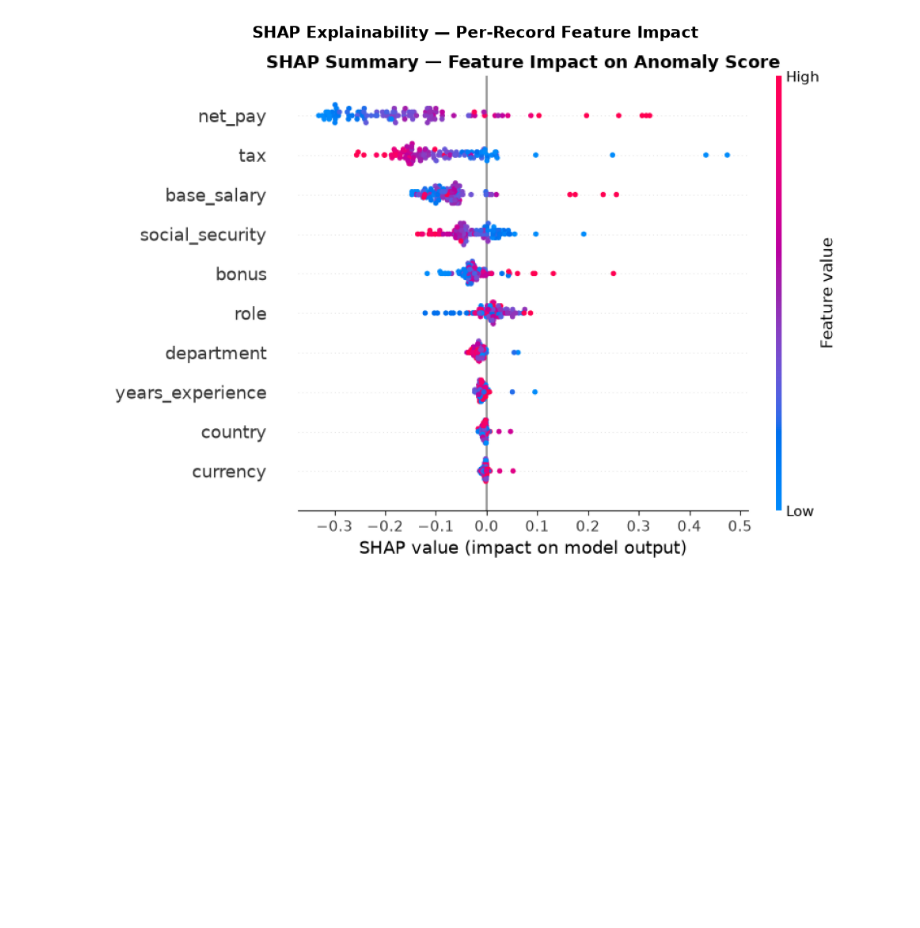
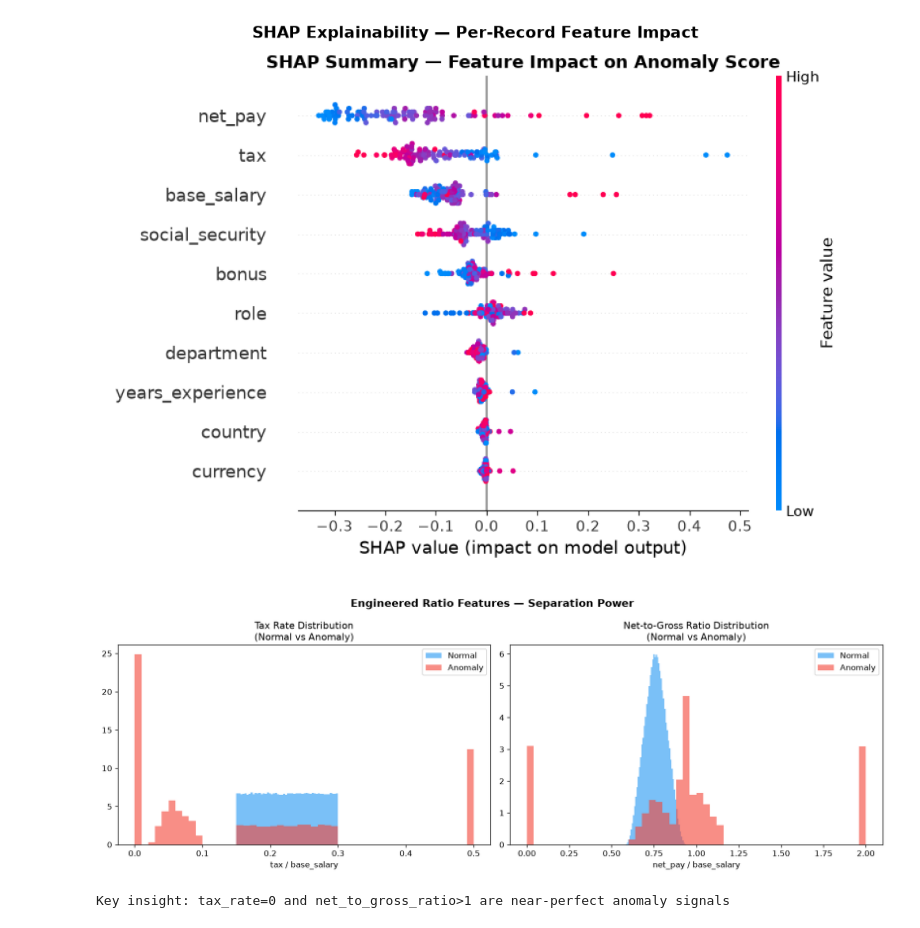
Before and after one commit to lynamedina/payroll-anomaly-detection, a Jupyter notebook: notebooks/exploration.ipynb, the cells around one changed output. Saved outputs shown, nothing was run; the diff lists cells and outputs as text; code cells hidden in the pictures; blank space fills up the shorter version.

```diff
--- a/notebooks/exploration.ipynb
+++ b/notebooks/exploration.ipynb
@@ -323,3 +321,36 @@ plt.tight_layout()
 plt.show()
 # %% [output]
 [figure]
+# %%
+# Feature Engineering — show ratio feature separation power
+fig, axes = plt.subplots(1, 2, figsize=(14, 5))
+
+normal  = payroll[payroll['is_anomaly'] == 0]
+anomaly = payroll[payroll['is_anomaly'] == 1]
+
+# Tax rate
+tax_rate_normal  = (normal['tax']  / normal['base_salary'].replace(0, np.nan)).dropna()
+tax_rate_anomaly = (anomaly['tax'] / anomaly['base_salary'].replace(0, np.nan)).dropna()
+axes[0].hist(tax_rate_normal.clip(0, 0.5),  bins=50, alpha=0.6, color='#2196F3', label='Normal',  density=True)
+axes[0].hist(tax_rate_anomaly.clip(0, 0.5), bins=50, alpha=0.6, color='#F44336', label='Anomaly', density=True)
+axes[0].set_title('Tax Rate Distribution\n(Normal vs Anomaly)')
+axes[0].set_xlabel('tax / base_salary')
+axes[0].legend()
+
+# Net to gross ratio
+net_ratio_normal  = (normal['net_pay']  / normal['base_salary'].replace(0, np.nan)).dropna()
+net_ratio_anomaly = (anomaly['net_pay'] / anomaly['base_salary'].replace(0, np.nan)).dropna()
+axes[1].hist(net_ratio_normal.clip(0, 2),  bins=50, alpha=0.6, color='#2196F3', label='Normal',  density=True)
+axes[1].hist(net_ratio_anomaly.clip(0, 2), bins=50, alpha=0.6, color='#F44336', label='Anomaly', density=True)
+axes[1].set_title('Net-to-Gross Ratio Distribution\n(Normal vs Anomaly)')
+axes[1].set_xlabel('net_pay / base_salary')
+axes[1].legend()
+
+fig.suptitle('Engineered Ratio Features — Separation Power', fontsize=13, fontweight='bold')
+plt.tight_layout()
+plt.savefig('../reports/figures/feature_engineering.png', bbox_inches='tight')
+plt.show()
+print("Key insight: tax_rate=0 and net_to_gross_ratio>1 are near-perfect anomaly signals")
+# %% [output]
+[figure, added]
+Key insight: tax_rate=0 and net_to_gross_ratio>1 are near-perfect anomaly signals
```
Also changed, not shown: parts of 3 cells of this notebook, 5 other files.
